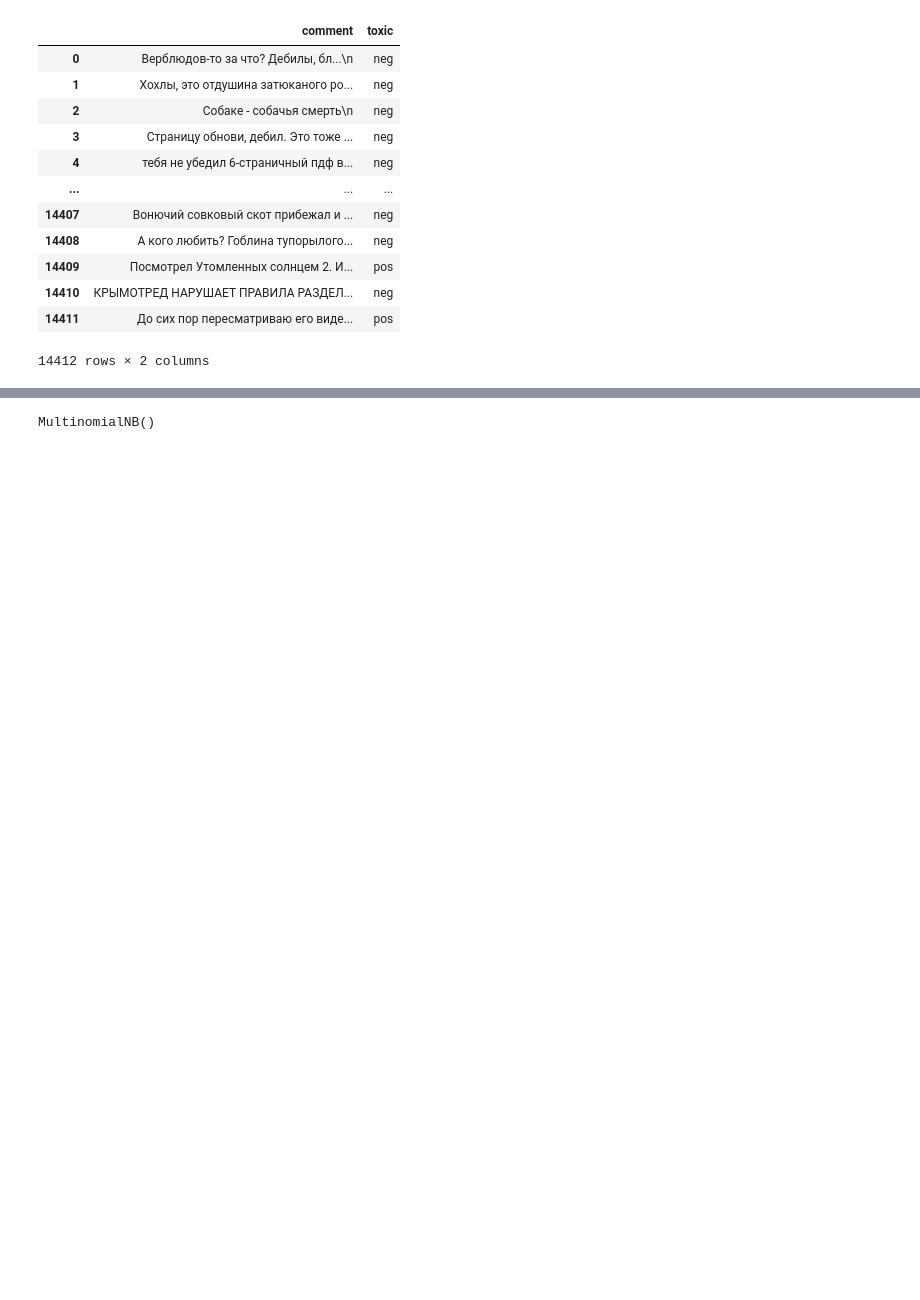
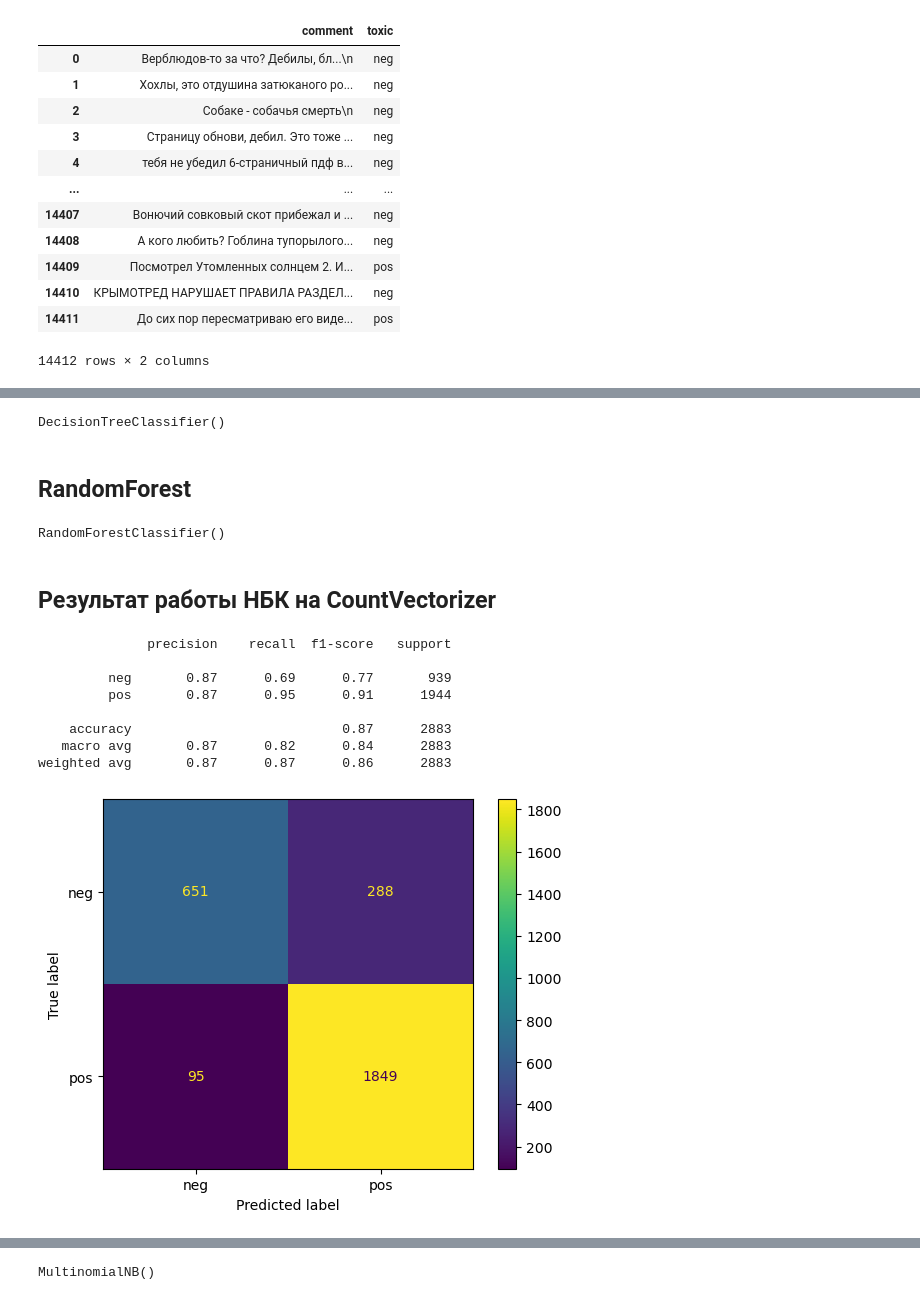
Before and after one commit to MneEstChtoSkazat/TVO, a Jupyter notebook: fourlab.ipynb, the cells around one changed output, grey strips where cells are left out. Drawn from its saved outputs; the diff is of its cells as text; code cells hidden in the pictures; blank space fills up the shorter version.

```diff
--- a/fourlab.ipynb
+++ b/fourlab.ipynb
@@ -69,0 +82,4 @@ bow = CountVectorizer()
+# %%
+cv = CountVectorizer(stop_words=stop_russian_words)
+# %%
+X_train_countvec = cv.fit_transform(X_train)
@@ -69,0 +116,4 @@ bow = CountVectorizer()
+# %%
+nb = MultinomialNB()
+# %%
+nb.fit(X_train_countvec,y_train)
@@ -69,0 +134,6 @@ bow = CountVectorizer()
+# %%
+destree.fit(X_train_countvec,y_train)
+# %% [output]
+DecisionTreeClassifier()
+# %% [markdown]
+## RandomForest
@@ -69,0 +142,18 @@ bow = CountVectorizer()
+# %%
+rfc.fit(X_train_countvec,y_train)
+# %% [output]
+RandomForestClassifier()
+# %% [markdown]
+## Результат работы НБК на CountVectorizer
+# %%
+report(nb)
+# %% [output]
+              precision    recall  f1-score   support
+
+         neg       0.87      0.69      0.77       939
+         pos       0.87      0.95      0.91      1944
+
+    accuracy                           0.87      2883
+   macro avg       0.87      0.82      0.84      2883
+weighted avg       0.87      0.87      0.86      2883
+[figure, added]
```
Also changed, not shown: parts of 62 cells of this notebook, 5 other files.
